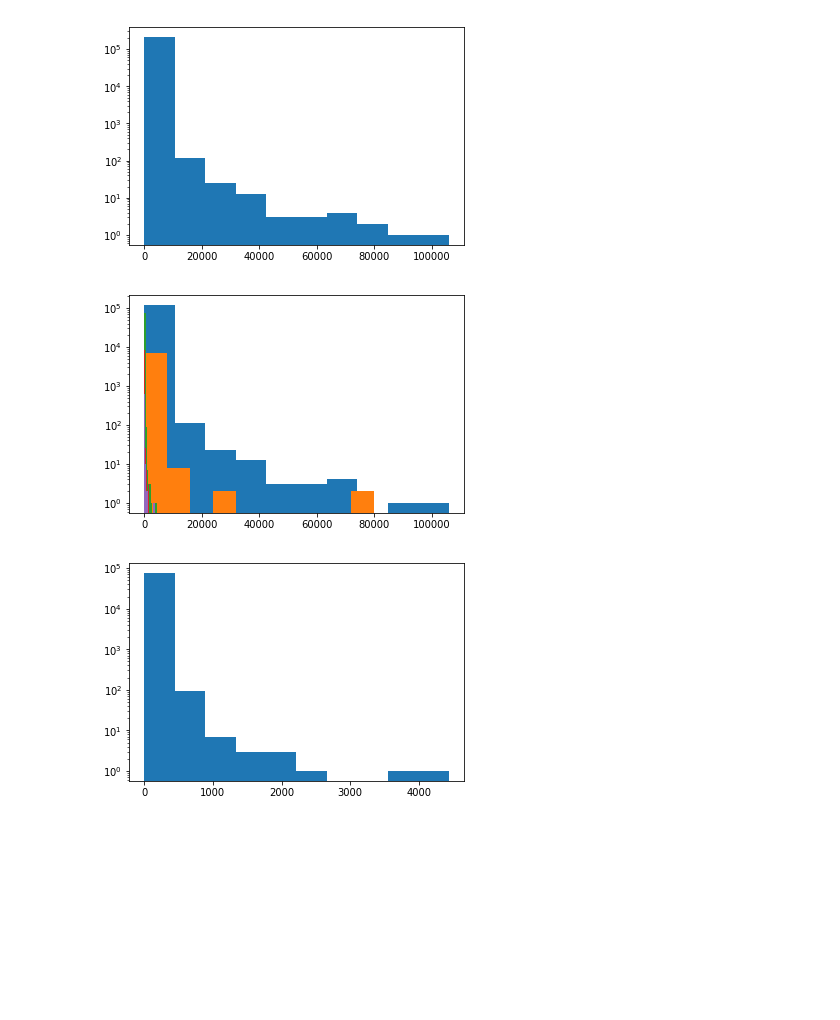
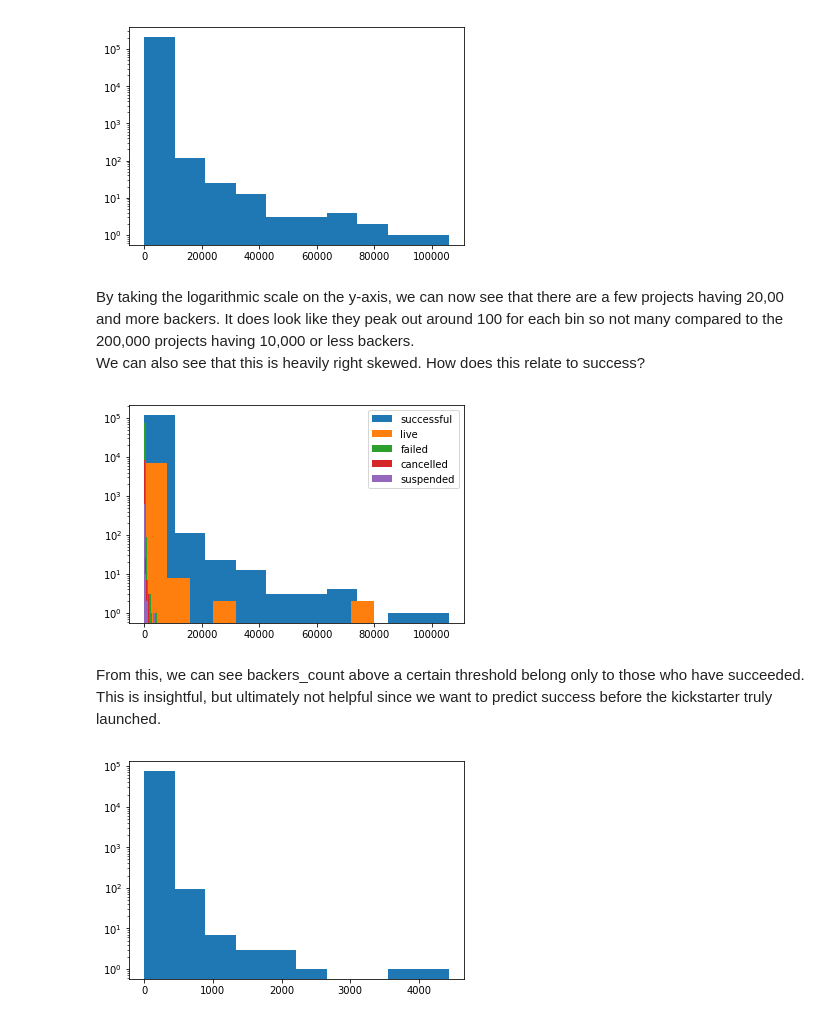
Before and after one commit to ohmgmatt/Springboard, a Jupyter notebook: capstone_one/Story.ipynb, the cells around one changed output. Cells and saved outputs as stored; diff of their text form; code cells hidden in the pictures; blank space fills up the shorter version.

```diff
--- a/capstone_one/Story.ipynb
+++ b/capstone_one/Story.ipynb
@@ -39,15 +46,22 @@ plt.show()
 # %% [output]
 [figure]
+# %% [markdown]
+By taking the logarithmic scale on the y-axis, we can now see that there are a few projects having 20,00 and more backers. It does look like they peak out around 100 for each bin so not many compared to the 200,000 projects having 10,000 or less backers.
+We can also see that this is heavily right skewed. How does this relate to success?
 # %%
-# df.state.unique() ##['successful', 'live', 'failed', 'canceled', 'suspended']
+## df.state.unique()
+## ['successful', 'live', 'failed', 'canceled', 'suspended']
 plt.hist(df[df.state == 'successful'].backers_count, log = True)
 plt.hist(df[df.state == 'live'].backers_count, log = True)
 plt.hist(df[df.state == 'failed'].backers_count, log = True)
 plt.hist(df[df.state == 'canceled'].backers_count, log = True)
 plt.hist(df[df.state == 'suspended'].backers_count, log = True)
+plt.legend(['successful', 'live', 'failed', 'cancelled', 'suspended'])
 plt.show()
 ## From this, we can see backers_count above a certain threshold belong only to those who have suceeded.
 ## This is insightful, but ultimately not helpful since we want to predict success before the kickstarter truly launches.
 # %% [output]
-[figure, old version]
+[figure, new version]
+# %% [markdown]
+From this, we can see backers_count above a certain threshold belong only to those who have succeeded. This is insightful, but ultimately not helpful since we want to predict success before the kickstarter truly launched.
 # %%
```
Also changed, not shown: parts of 51 cells of this notebook.
